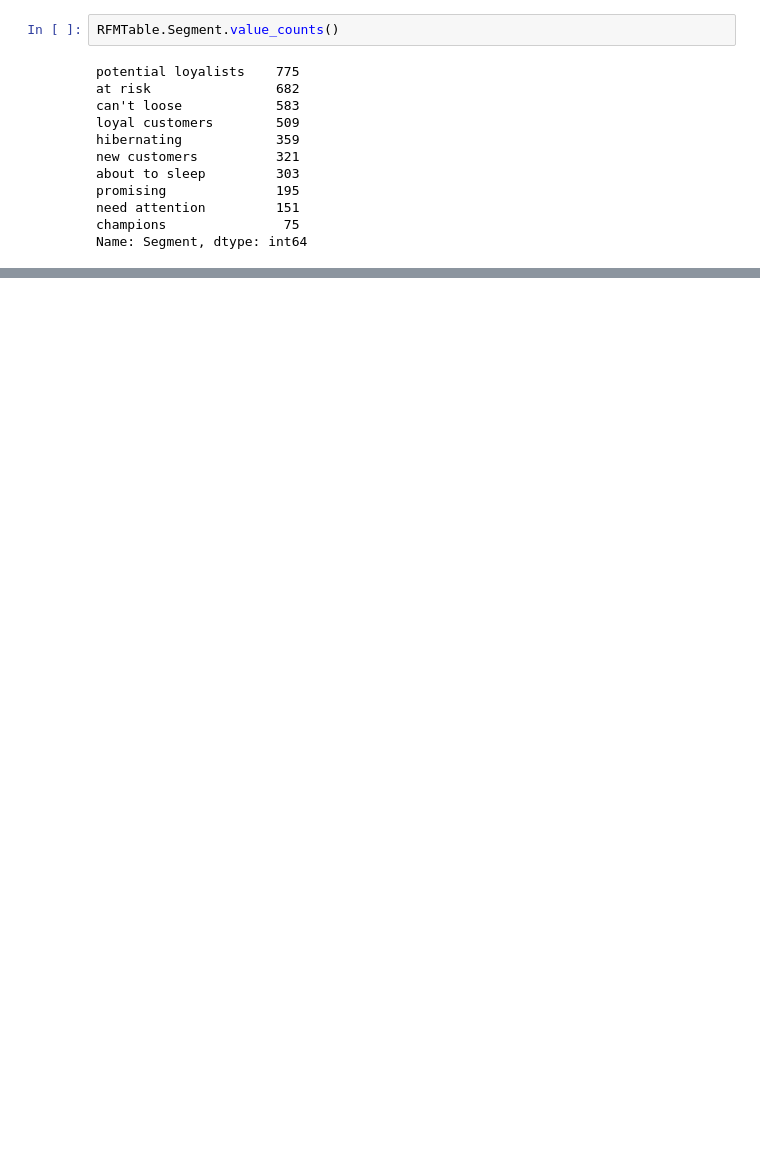
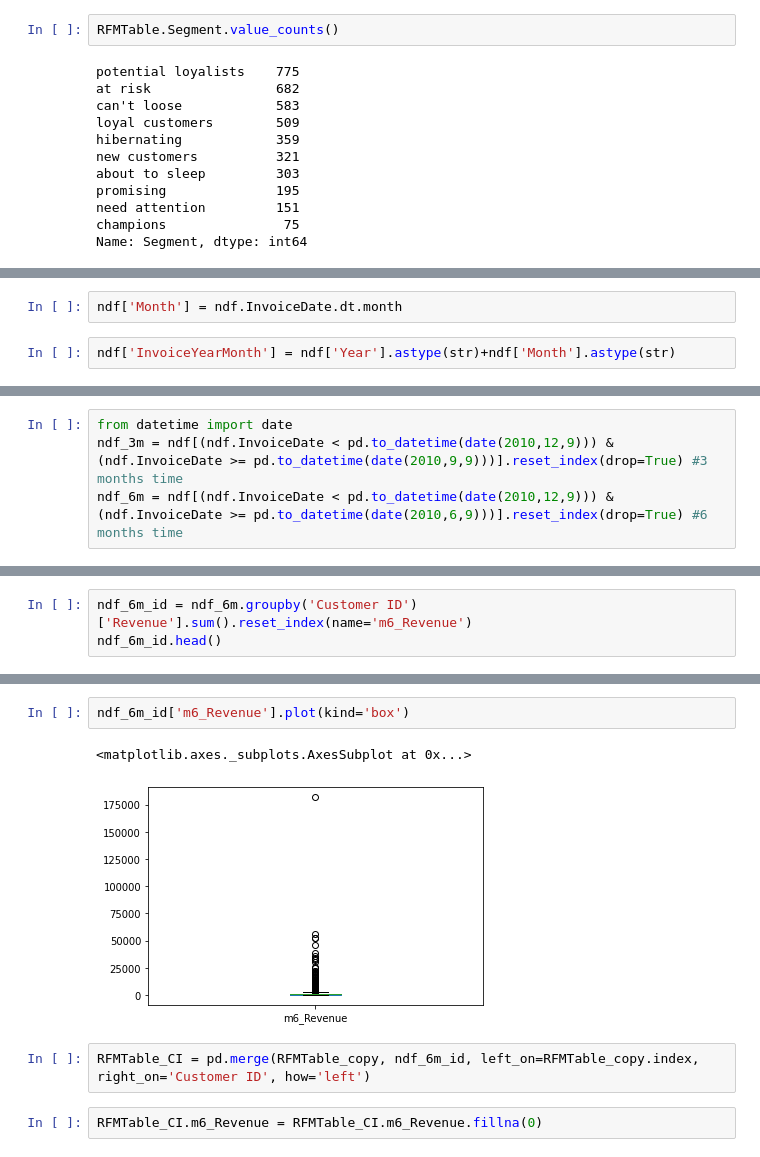
Before and after one commit to Shiv2183/RetailAnalytics, a Jupyter notebook: MarketBasketAnalysis.ipynb, the cells around one changed output, grey strips where cells are left out. Saved outputs shown, nothing was run; the diff lists cells and outputs as text; blank space fills up the shorter version.

```diff
--- a/MarketBasketAnalysis.ipynb
+++ b/MarketBasketAnalysis.ipynb
@@ -456,0 +689,4 @@ Name: Segment, dtype: int64
+# %%
+ndf['Month'] = ndf.InvoiceDate.dt.month
+# %%
+ndf['InvoiceYearMonth'] = ndf['Year'].astype(str)+ndf['Month'].astype(str)
@@ -456,0 +705,4 @@ Name: Segment, dtype: int64
+# %%
+from datetime import date
+ndf_3m = ndf[(ndf.InvoiceDate < pd.to_datetime(date(2010,12,9))) & (ndf.InvoiceDate >= pd.to_datetime(date(2010,9,9)))].reset_index(drop=True) #3 months time
+ndf_6m = ndf[(ndf.InvoiceDate < pd.to_datetime(date(2010,12,9))) & (ndf.InvoiceDate >= pd.to_datetime(date(2010,6,9)))].reset_index(drop=True) #6 months time
@@ -456,0 +715,3 @@ Name: Segment, dtype: int64
+# %%
+ndf_6m_id = ndf_6m.groupby('Customer ID')['Revenue'].sum().reset_index(name='m6_Revenue')
+ndf_6m_id.head()
@@ -456,0 +725,9 @@ Name: Segment, dtype: int64
+# %%
+ndf_6m_id['m6_Revenue'].plot(kind='box')
+# %% [output]
+<matplotlib.axes._subplots.AxesSubplot at 0x...>
+[figure, added]
+# %%
+RFMTable_CI = pd.merge(RFMTable_copy, ndf_6m_id, left_on=RFMTable_copy.index, right_on='Customer ID', how='left')
+# %%
+RFMTable_CI.m6_Revenue = RFMTable_CI.m6_Revenue.fillna(0)
```
Also changed, not shown: parts of 71 cells of this notebook.
